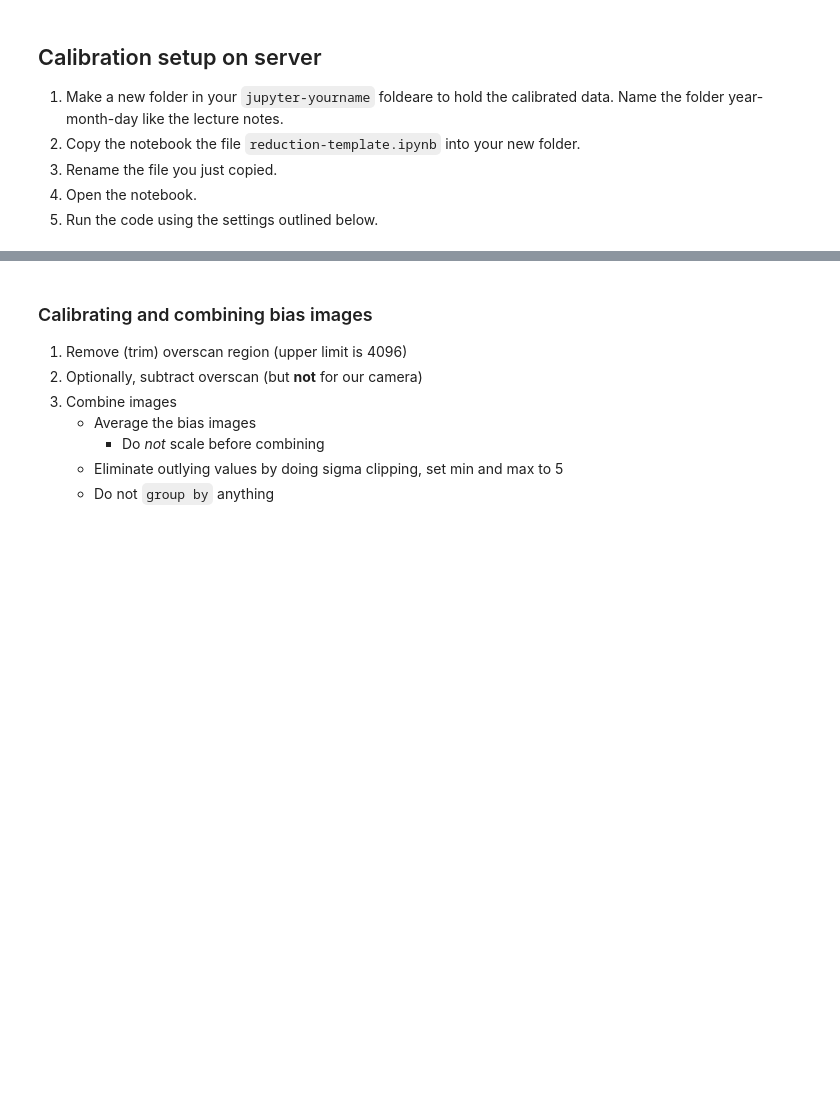
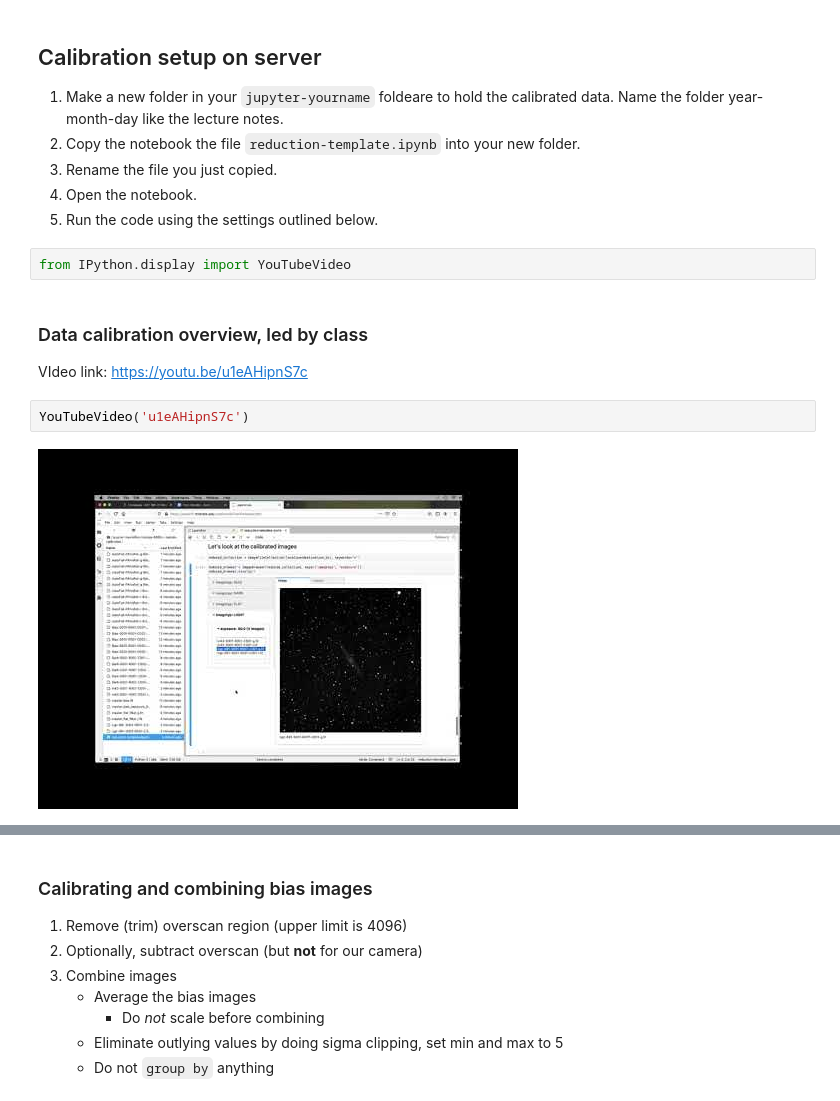
Before and after one commit to mwcraig/ast366-fall-2020, a Jupyter notebook: 2020-09-24.ipynb, the cells around one changed output, grey strips where cells are left out. Drawn from its saved outputs; the diff is of its cells as text; blank space fills up the shorter version.

```diff
--- a/2020-09-24.ipynb
+++ b/2020-09-24.ipynb
@@ -21,3 +21,13 @@ Reduction ↔ Calibration
 3. Rename the file you just copied.
 4. Open the notebook.
 5. Run the code using the settings outlined below.
+# %%
+from IPython.display import YouTubeVideo
+# %% [markdown]
+### Data calibration overview, led by class
+
+VIdeo link: https://youtu.be/u1eAHipnS7c
+# %%
+YouTubeVideo('u1eAHipnS7c')
+# %% [output]
+[figure, added]
```
Also changed, not shown: parts of 4 cells of this notebook, 1 other file.
